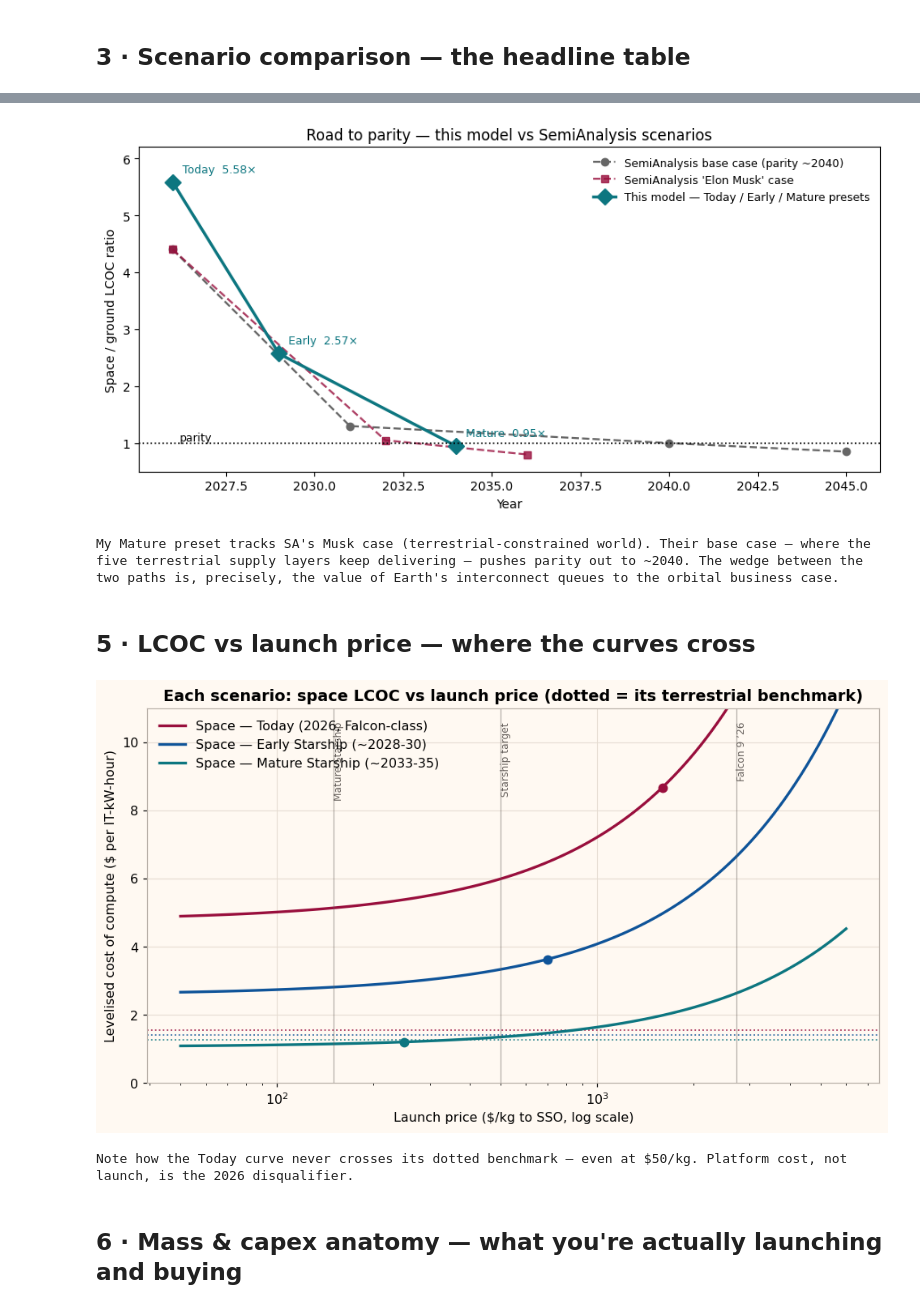
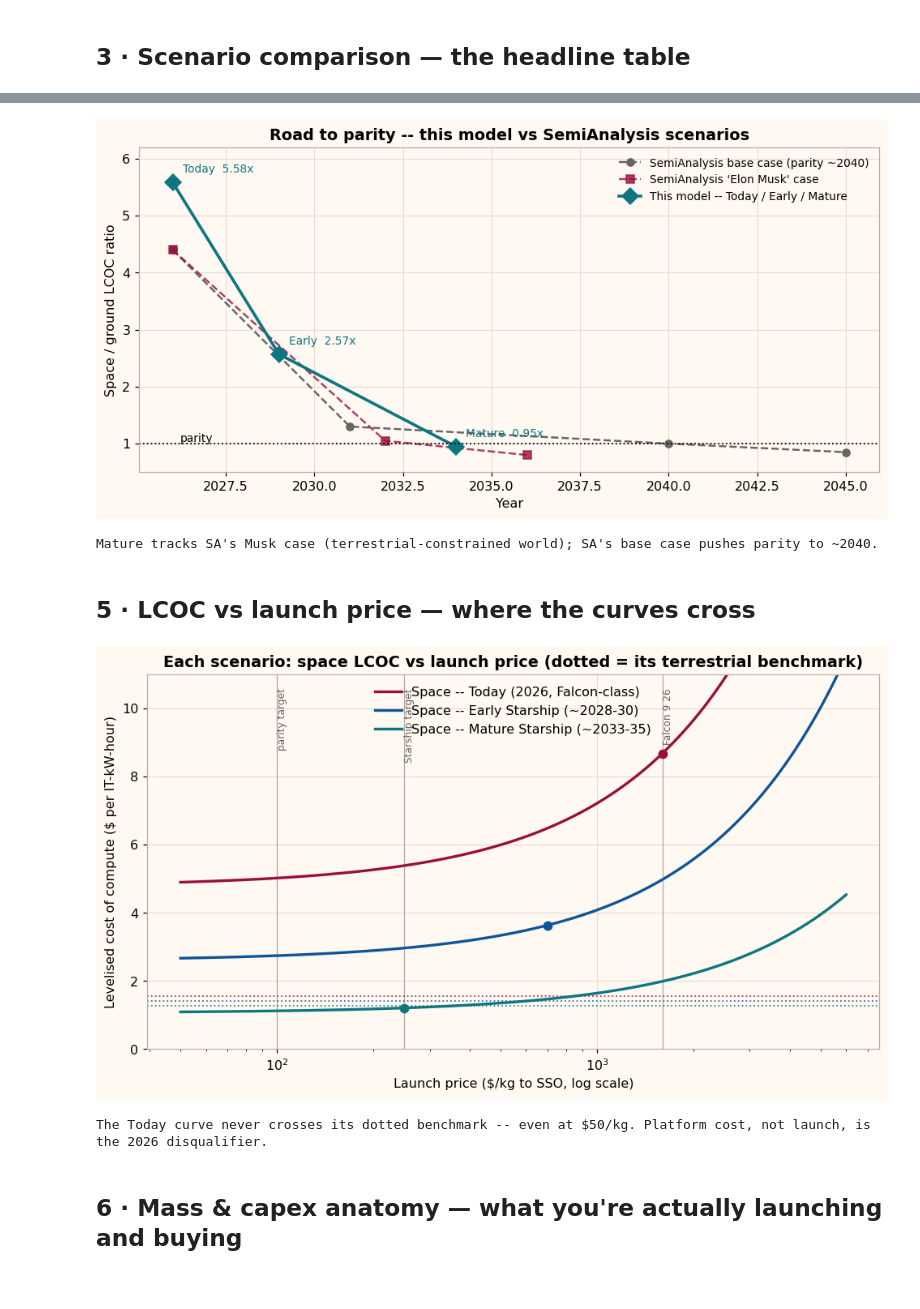
Before and after one commit to ferhat00/space-datacentre-model, a Jupyter notebook: notebooks/orbital_datacentre_viability.ipynb, the cells around one changed output, grey strips where cells are left out. Saved outputs shown, nothing was run; the diff lists cells and outputs as text; code cells hidden in the pictures.

```diff
--- a/notebooks/orbital_datacentre_viability.ipynb
+++ b/notebooks/orbital_datacentre_viability.ipynb
@@ -400,0 +103,12 @@ SemiAnalysis launched their *AI Space Datacenter TCO Model* on 3 Jun 2026 (Nishb
+# %%
+brk = []
+for sc in [OPTIMIST, MATURE, SKEPTIC]:
+    r = lcoc_and_npv(sc); pt = r['pt']
+    brk.append({'Case': sc.name, 'IT kg/kW': round(sc.it_kg_per_kW),
+                'Array W/kg': round(sc.sp_array), 'Launch $/kg': round(sc.launch_kg),
+                'WACC space': f"{sc.wacc_space*100:.1f}%", 'Life yr': round(sc.life_yr),
+                'Dry t/MW': round(pt['M_dry']/1e3,1),
+                'LCOC space $/kWh': round(r['lcoc_s'],2),
+                'Space/ground ratio': round(r['ratio'],2),
+                '$/GPU-hr space': round(r['sa']['gpu_hr_s'],2)})
+pd.DataFrame(brk).set_index('Case')
@@ -423,57 +160,45 @@ print("2026 cross-check, B300 basis (SA wall-clock convention):"); cal
 | Ground $/B tokens | 135.00 | 134.95 | 145.18 |
 # %%
 # Parity trajectories: my presets (markers) vs SemiAnalysis published paths (dashed)
-import matplotlib.pyplot as plt
 yrs_me  = [2026, 2029, 2034]
 rat_me  = [lcoc_and_npv(s)['ratio'] for s in SCENARIOS]
-sa_base = {2026:4.4, 2031:1.3, 2040:1.0, 2045:0.85}   # SA base case: >4x -> ~30% premium early-30s -> parity ~2040
-sa_musk = {2026:4.4, 2032:1.05, 2036:0.8}             # SA 'Elon Musk case': near-parity early 2030s
+sa_base = {2026:4.4, 2031:1.3, 2040:1.0, 2045:0.85}
+sa_musk = {2026:4.4, 2032:1.05, 2036:0.8}
 fig, ax = plt.subplots(figsize=(9,4.6))
 ax.plot(list(sa_base), list(sa_base.values()), 'o--', color='#666', lw=1.6, label='SemiAnalysis base case (parity ~2040)')
 ax.plot(list(sa_musk), list(sa_musk.values()), 's--', color='#990F3D', lw=1.6, alpha=.8, label="SemiAnalysis 'Elon Musk' case")
-ax.plot(yrs_me, rat_me, 'D-', color='#0D7680', lw=2.4, ms=9, label='This model — Today / Early / Mature presets')
+ax.plot(yrs_me, rat_me, 'D-', color='#0D7680', lw=2.4, ms=9, label='This model -- Today / Early / Mature')
 for x,y,n in zip(yrs_me, rat_me, ['Today','Early','Mature']):
-    ax.annotate(f"{n}  {y:.2f}×", (x,y), textcoords='offset points', xytext=(8,8), fontsize=9, color='#0D7680')
+    ax.annotate(f"{n}  {y:.2f}x", (x,y), textcoords='offset points', xytext=(8,8), fontsize=9, color='#0D7680')
 ax.axhline(1, color='k', ls=':', lw=1.2); ax.text(2026.2, 1.04, 'parity', fontsize=9)
 ax.set_xlabel('Year'); ax.set_ylabel('Space / ground LCOC ratio'); ax.set_ylim(0.5, 6.2)
-ax.set_title('Road to parity — this model vs SemiAnalysis scenarios')
+ax.set_title('Road to parity -- this model vs SemiAnalysis scenarios')
 ax.legend(frameon=False, fontsize=9); plt.tight_layout(); plt.show()
-print("My Mature preset tracks SA's Musk case (terrestrial-constrained world). Their base case — where the")
-print("five terrestrial supply layers keep delivering — pushes parity out to ~2040. The wedge between the")
-print("two paths is, precisely, the value of Earth's interconnect queues to the orbital business case.")
+print("Mature tracks SA's Musk case (terrestrial-constrained world); SA's base case pushes parity to ~2040.")
 # %% [output]
-[figure, old version]
+[figure, new version]
-My Mature preset tracks SA's Musk case (terrestrial-constrained world). Their base case — where the
-five terrestrial supply layers keep delivering — pushes parity out to ~2040. The wedge between the
-two paths is, precisely, the value of Earth's interconnect queues to the orbital business case.
+Mature tracks SA's Musk case (terrestrial-constrained world); SA's base case pushes parity to ~2040.
 # %% [markdown]
 ## 5 · LCOC vs launch price — where the curves cross
 # %%
-import matplotlib.pyplot as plt
-import matplotlib as mpl
-mpl.rcParams.update({'figure.facecolor':'#FFF9F2','axes.facecolor':'#FFF9F2',
-    'axes.edgecolor':'#B8B0A8','axes.grid':True,'grid.color':'#E5DCD2','grid.linewidth':0.7,
-    'font.size':10.5,'axes.titleweight':'bold','figure.dpi':110})
-COLS = {'Today (2026, Falcon-class)':'#990F3D','Early Starship (~2028-30)':'#0F5499','Mature Starship (~2033-35)':'#0D7680'}
-
 L = np.logspace(np.log10(50), np.log10(6000), 120)
 fig, ax = plt.subplots(figsize=(9,5.2))
 for sc in SCENARIOS:
     ls = [lcoc_and_npv(replace(sc, launch_kg=l))['lcoc_s'] for l in L]
-    ax.plot(L, ls, color=COLS[sc.name], lw=2.2, label=f"Space — {sc.name}")
+    ax.plot(L, ls, color=COLS[sc.name], lw=2.2, label=f"Space -- {sc.name}")
     ax.axhline(lcoc_and_npv(sc)['lcoc_g'], color=COLS[sc.name], lw=1.2, ls=':', alpha=.8)
     ax.scatter([sc.launch_kg],[lcoc_and_npv(sc)['lcoc_s']], color=COLS[sc.name], zorder=5, s=45)
 ax.set_xscale('log'); ax.set_xlabel('Launch price ($/kg to SSO, log scale)')
 ax.set_ylabel('Levelised cost of compute ($ per IT-kW-hour)')
 ax.set_title('Each scenario: space LCOC vs launch price (dotted = its terrestrial benchmark)')
 ax.legend(frameon=False); ax.set_ylim(0, 11)
-for x, lab in [(2720,'Falcon 9 ’26'), (500,'Starship target'), (150,'Mature Starship')]:
+for x, lab in [(1600,'Falcon 9 26'), (250,'Starship target'), (100,'parity target')]:
     ax.axvline(x, color='#66605C', lw=.8, alpha=.5); ax.text(x, 10.6, ' '+lab, fontsize=8, color='#66605C', rotation=90, va='top')
 plt.tight_layout(); plt.show()
-print("Note how the Today curve never crosses its dotted benchmark — even at $50/kg. Platform cost, not launch, is the 2026 disqualifier.")
+print("The Today curve never crosses its dotted benchmark -- even at $50/kg. Platform cost, not launch, is the 2026 disqualifier.")
 # %% [output]
-[figure, old version]
+[figure, new version]
-Note how the Today curve never crosses its dotted benchmark — even at $50/kg. Platform cost, not launch, is the 2026 disqualifier.
+The Today curve never crosses its dotted benchmark -- even at $50/kg. Platform cost, not launch, is the 2026 disqualifier.
 # %% [markdown]
 ## 6 · Mass & capex anatomy — what you're actually launching and buying
 # %%
```
Also changed, not shown: parts of 43 cells of this notebook, 20 other files.
